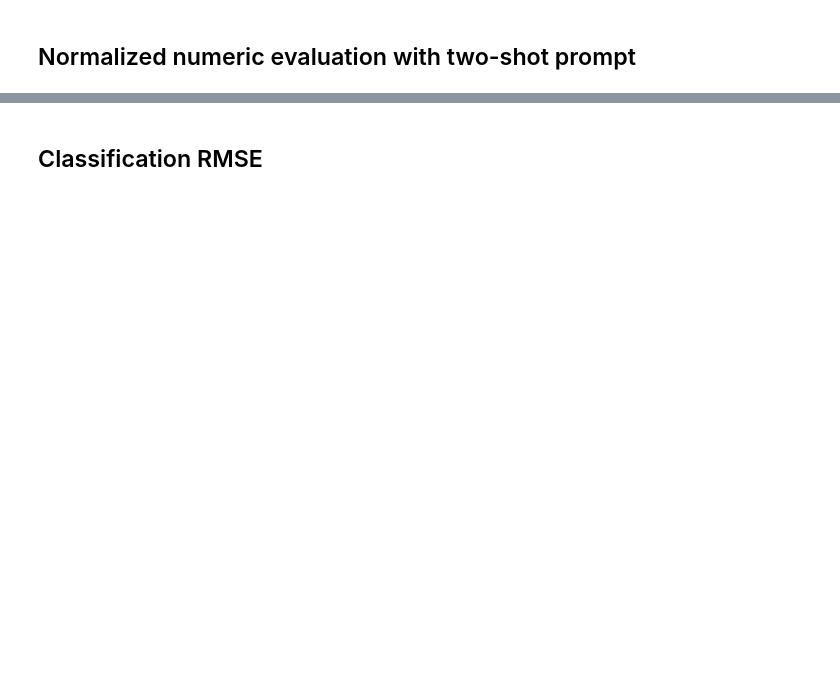
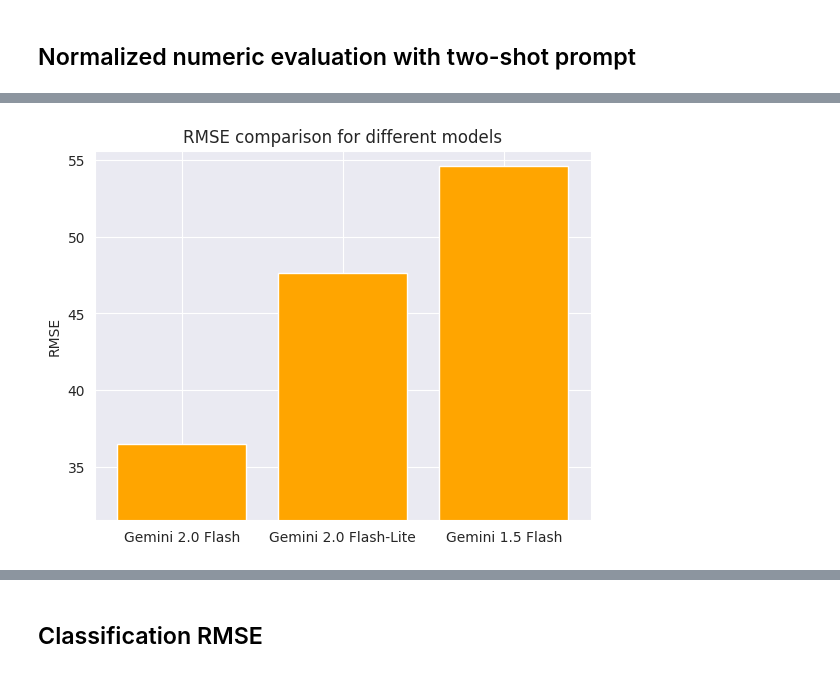
Before and after one commit to daKostych/Bachelor-Project-2025, a Jupyter notebook: llm_blog_generator/experiments/llm_blog_evaluator.ipynb, the cells around one changed output, grey strips where cells are left out. Cells and saved outputs as stored; diff of their text form; code cells hidden in the pictures; blank space fills up the shorter version.

```diff
--- a/llm_blog_generator/experiments/llm_blog_evaluator.ipynb
+++ b/llm_blog_generator/experiments/llm_blog_evaluator.ipynb
@@ -764,0 +785,4 @@ norm_num_eval_table
+# %%
+show_metric_bar_plot(norm_num_eval_table["Model"], norm_num_eval_table["RMSE"], "RMSE")
+# %% [output]
+[figure, added]
```
Also changed, not shown: parts of 41 cells of this notebook.
